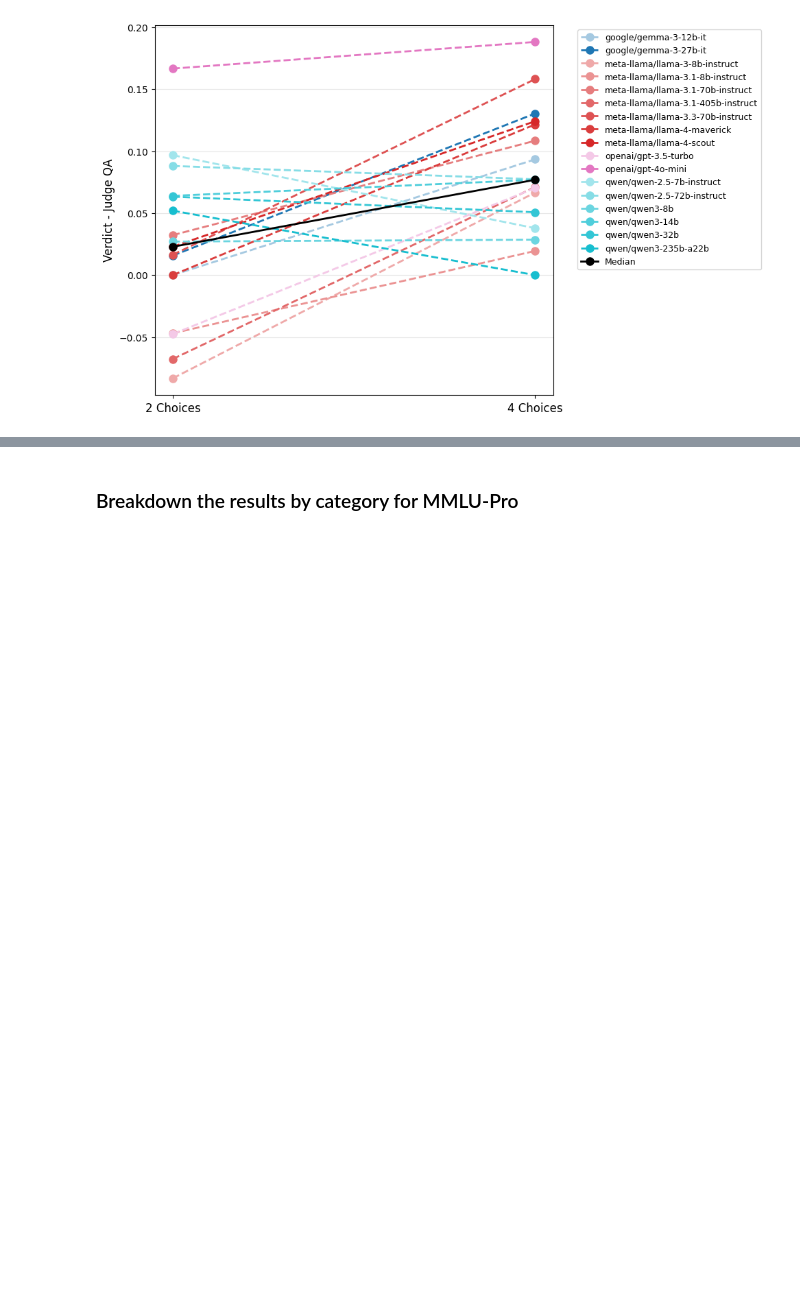
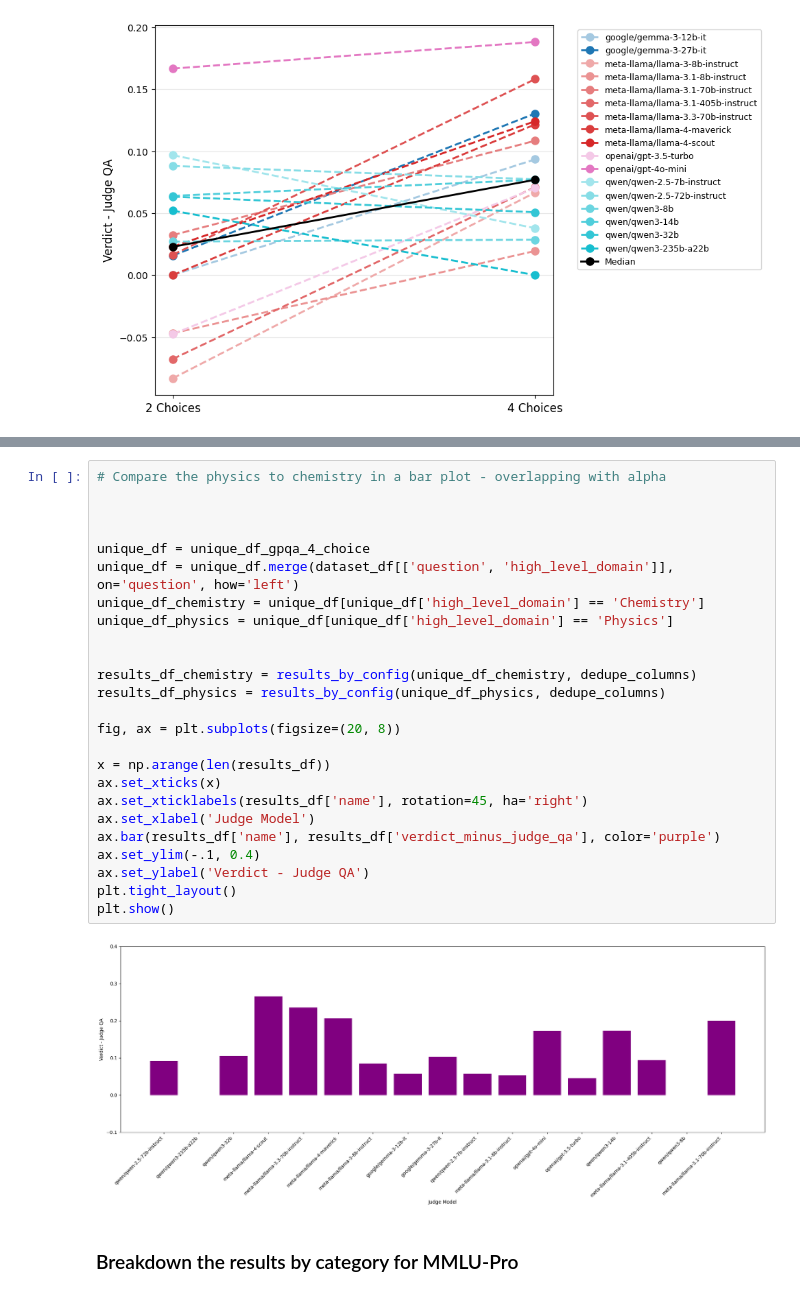
Before and after one commit to joshlevy89/llm_judge_debate_NEW, a Jupyter notebook: analysis.ipynb, the cells around one changed output, grey strips where cells are left out. Saved outputs shown, nothing was run; the diff lists cells and outputs as text; blank space fills up the shorter version.

```diff
--- a/analysis.ipynb
+++ b/analysis.ipynb
@@ -428,3 +431,30 @@ plot_gain_scatter(results_df, n_choices=4)
+# %%
+# Compare the physics to chemistry in a bar plot - overlapping with alpha
+
+
+
+unique_df = unique_df_gpqa_4_choice
+unique_df = unique_df.merge(dataset_df[['question', 'high_level_domain']], on='question', how='left')
+unique_df_chemistry = unique_df[unique_df['high_level_domain'] == 'Chemistry']
+unique_df_physics = unique_df[unique_df['high_level_domain'] == 'Physics']
+
+
+results_df_chemistry = results_by_config(unique_df_chemistry, dedupe_columns)
+results_df_physics = results_by_config(unique_df_physics, dedupe_columns)
+
+fig, ax = plt.subplots(figsize=(20, 8))
+
+x = np.arange(len(results_df))
+ax.set_xticks(x)
+ax.set_xticklabels(results_df['name'], rotation=45, ha='right')
+ax.set_xlabel('Judge Model')
+ax.bar(results_df['name'], results_df['verdict_minus_judge_qa'], color='purple')
+ax.set_ylim(-.1, 0.4)
+ax.set_ylabel('Verdict - Judge QA')
+plt.tight_layout()
+plt.show()
+# %% [output]
+[figure, added]
 # %% [markdown]
 ### Breakdown the results by category for MMLU-Pro
 # %%
```
Also changed, not shown: parts of 6 cells of this notebook.
